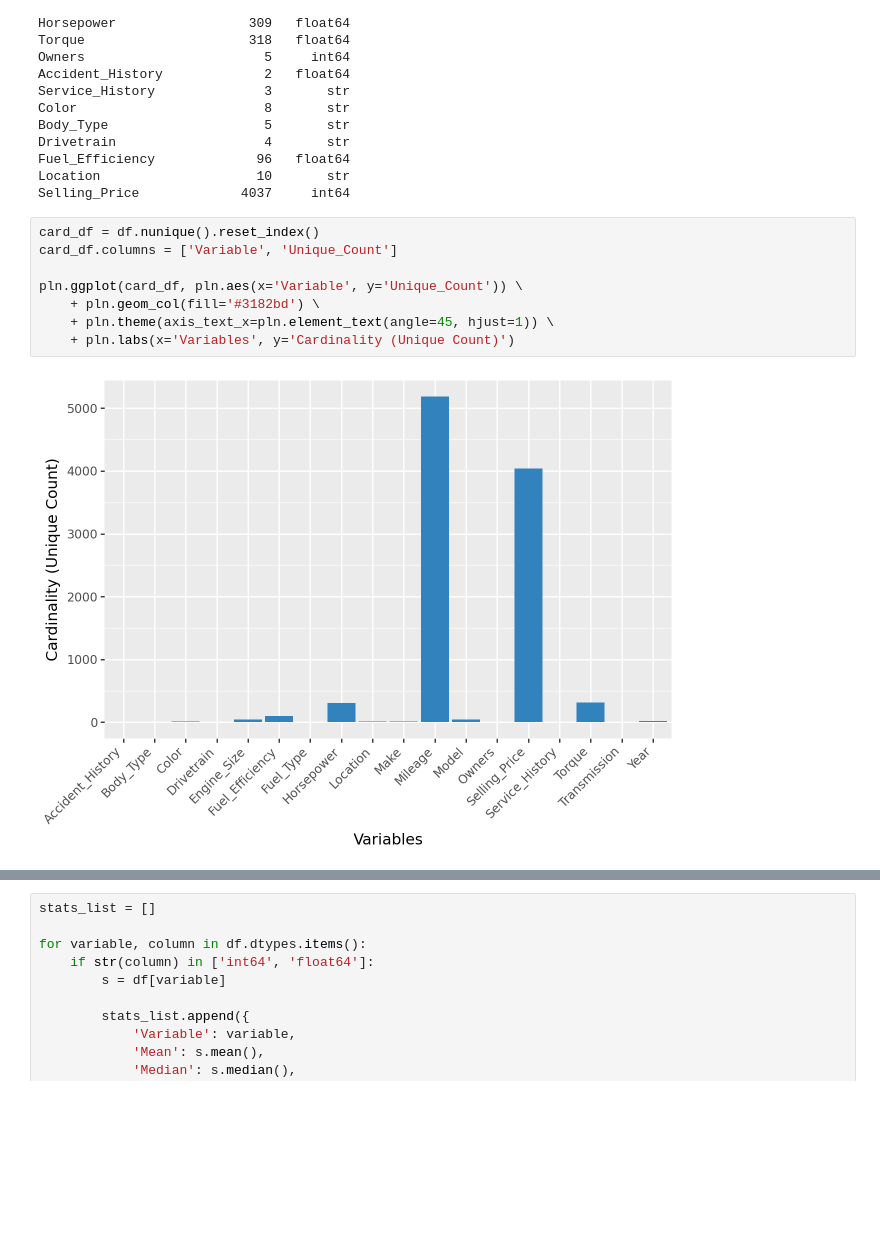
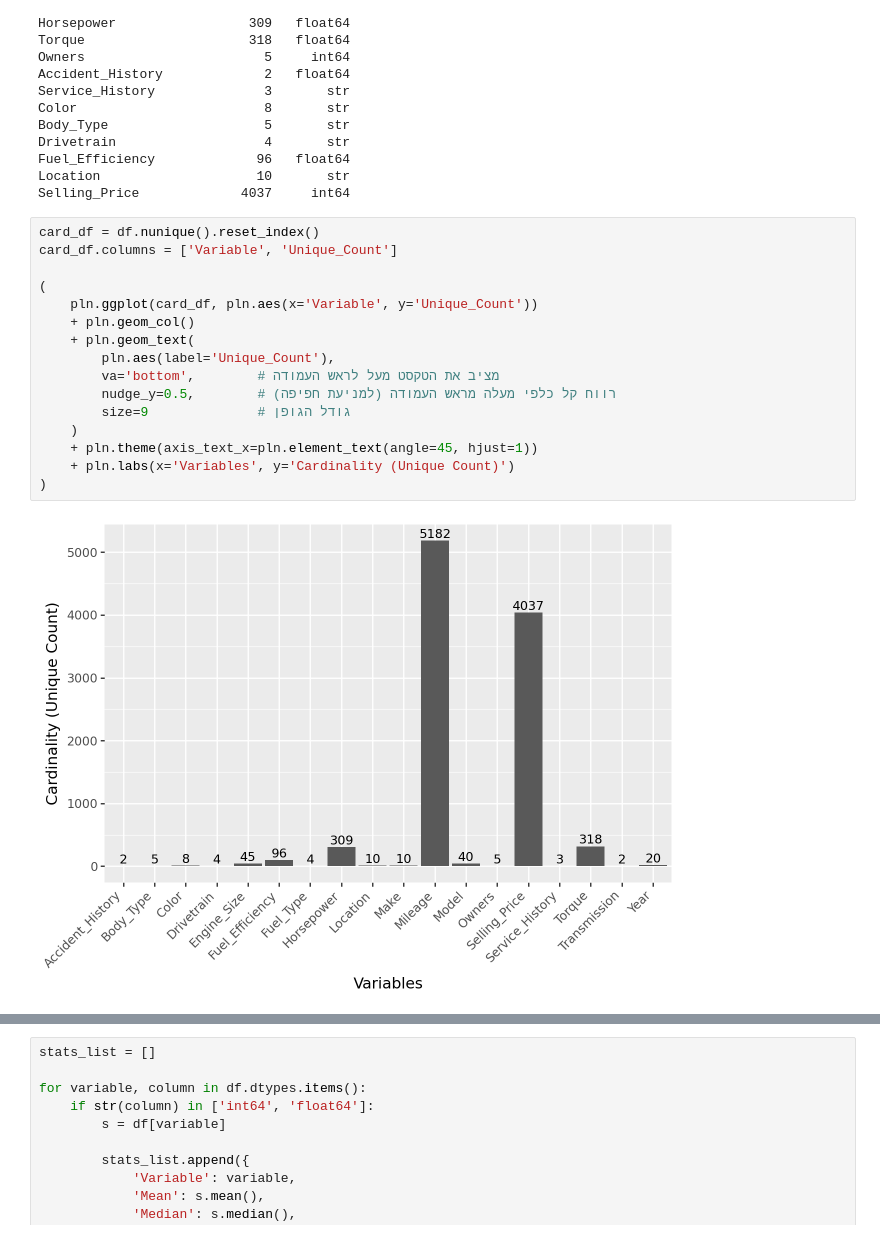
Before and after one commit to idowein/data-science-course-HIT, a Jupyter notebook: HW1/HW1_automobile_EDA.ipynb, the cells around one changed output, grey strips where cells are left out. Drawn from its saved outputs; the diff is of its cells as text; blank space fills up the shorter version.

Commit message:
examining categorial variables distribution

```diff
--- a/HW1/HW1_automobile_EDA.ipynb
+++ b/HW1/HW1_automobile_EDA.ipynb
@@ -252,10 +252,18 @@ Selling_Price             4037     int64
 # %%
 card_df = df.nunique().reset_index()
 card_df.columns = ['Variable', 'Unique_Count']
 
-pln.ggplot(card_df, pln.aes(x='Variable', y='Unique_Count')) \
-    + pln.geom_col(fill='#3182bd') \
-    + pln.theme(axis_text_x=pln.element_text(angle=45, hjust=1)) \
+(
+    pln.ggplot(card_df, pln.aes(x='Variable', y='Unique_Count'))
+    + pln.geom_col()
+    + pln.geom_text(
+        pln.aes(label='Unique_Count'),
+        va='bottom',        # מציב את הטקסט מעל לראש העמודה
+        nudge_y=0.5,        # רווח קל כלפי מעלה מראש העמודה (למניעת חפיפה)
+        size=9              # גודל הגופן
+    )
+    + pln.theme(axis_text_x=pln.element_text(angle=45, hjust=1))
     + pln.labs(x='Variables', y='Cardinality (Unique Count)')
+)
 # %% [output]
-[figure, old version]
+[figure, new version]
```
Also changed, not shown: parts of 5 cells of this notebook.
